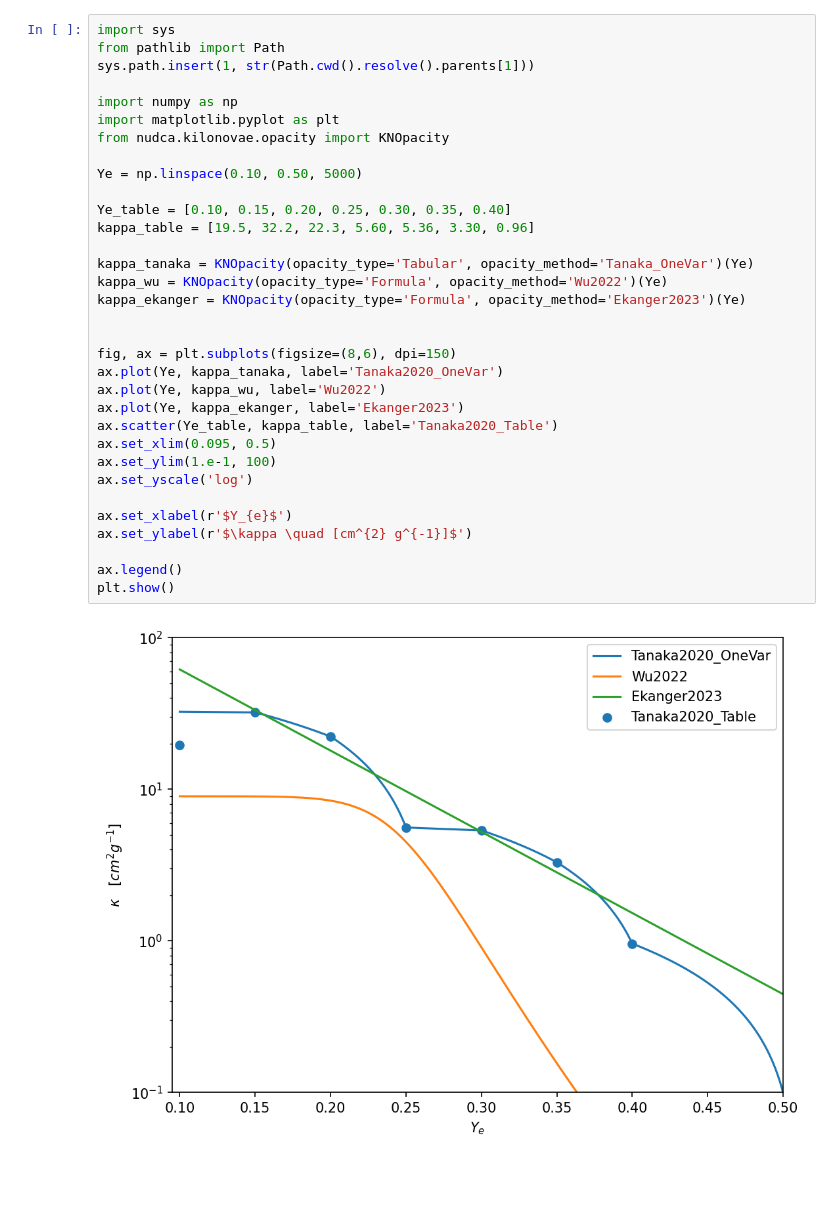
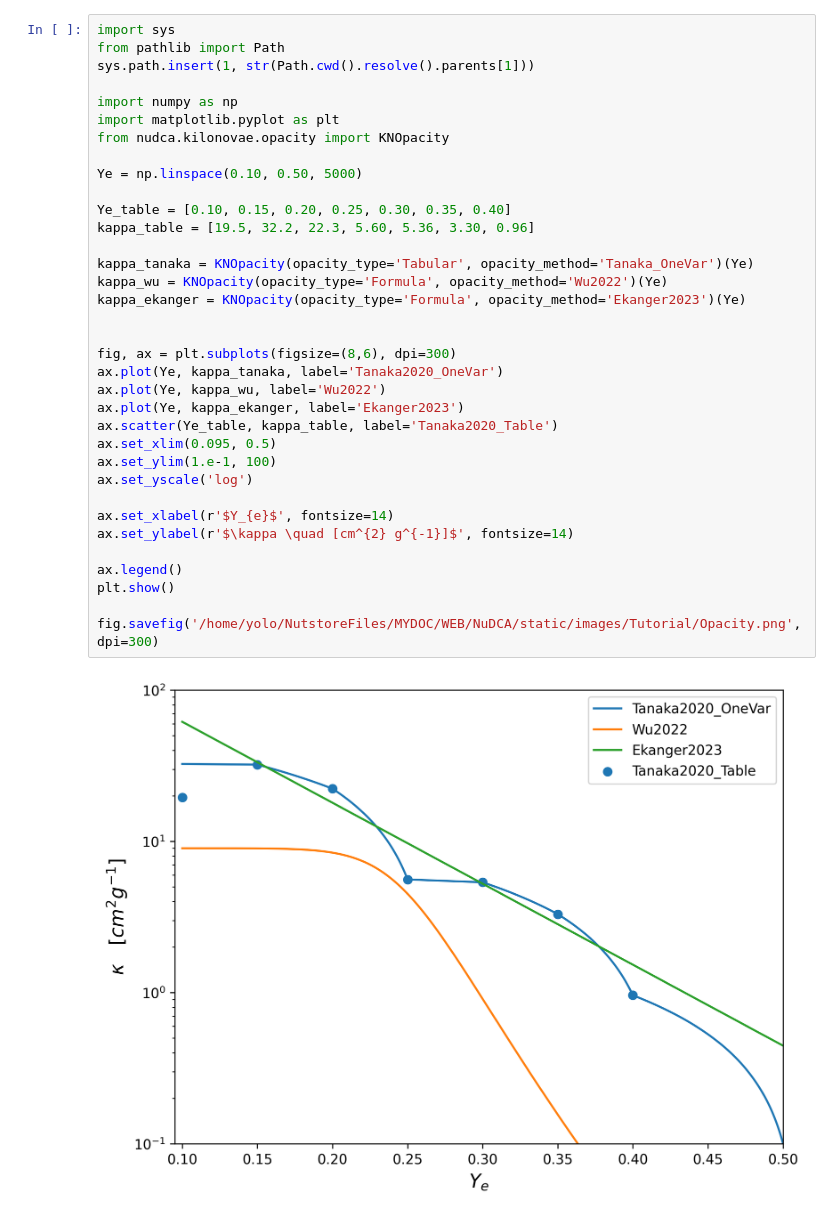
Before and after one commit to nudca-code/NuDCA, a Jupyter notebook: examples/kilonovae/opacity.ipynb, the cells around one changed output. Drawn from its saved outputs; the diff is of its cells as text; blank space fills up the shorter version.

```diff
--- a/examples/kilonovae/opacity.ipynb
+++ b/examples/kilonovae/opacity.ipynb
@@ -2,34 +2,36 @@
 import sys
 from pathlib import Path
 sys.path.insert(1, str(Path.cwd().resolve().parents[1]))
 
 import numpy as np
 import matplotlib.pyplot as plt
 from nudca.kilonovae.opacity import KNOpacity
 
 Ye = np.linspace(0.10, 0.50, 5000)
 
 Ye_table = [0.10, 0.15, 0.20, 0.25, 0.30, 0.35, 0.40]
 kappa_table = [19.5, 32.2, 22.3, 5.60, 5.36, 3.30, 0.96]
 
 kappa_tanaka = KNOpacity(opacity_type='Tabular', opacity_method='Tanaka_OneVar')(Ye)
 kappa_wu = KNOpacity(opacity_type='Formula', opacity_method='Wu2022')(Ye)
 kappa_ekanger = KNOpacity(opacity_type='Formula', opacity_method='Ekanger2023')(Ye)
 
 
-fig, ax = plt.subplots(figsize=(8,6), dpi=150)
+fig, ax = plt.subplots(figsize=(8,6), dpi=300)
 ax.plot(Ye, kappa_tanaka, label='Tanaka2020_OneVar')
 ax.plot(Ye, kappa_wu, label='Wu2022')
 ax.plot(Ye, kappa_ekanger, label='Ekanger2023')
 ax.scatter(Ye_table, kappa_table, label='Tanaka2020_Table')
 ax.set_xlim(0.095, 0.5)
 ax.set_ylim(1.e-1, 100)
 ax.set_yscale('log')
 
-ax.set_xlabel(r'$Y_{e}$')
-ax.set_ylabel(r'$\kappa \quad [cm^{2} g^{-1}]$')
+ax.set_xlabel(r'$Y_{e}$', fontsize=14)
+ax.set_ylabel(r'$\kappa \quad [cm^{2} g^{-1}]$', fontsize=14)
 
 ax.legend()
 plt.show()
+
+fig.savefig('/home/yolo/NutstoreFiles/MYDOC/WEB/NuDCA/static/images/Tutorial/Opacity.png', dpi=300)
 # %% [output]
-[figure, old version]
+[figure, new version]
```
Also changed, not shown: 58 other files.
